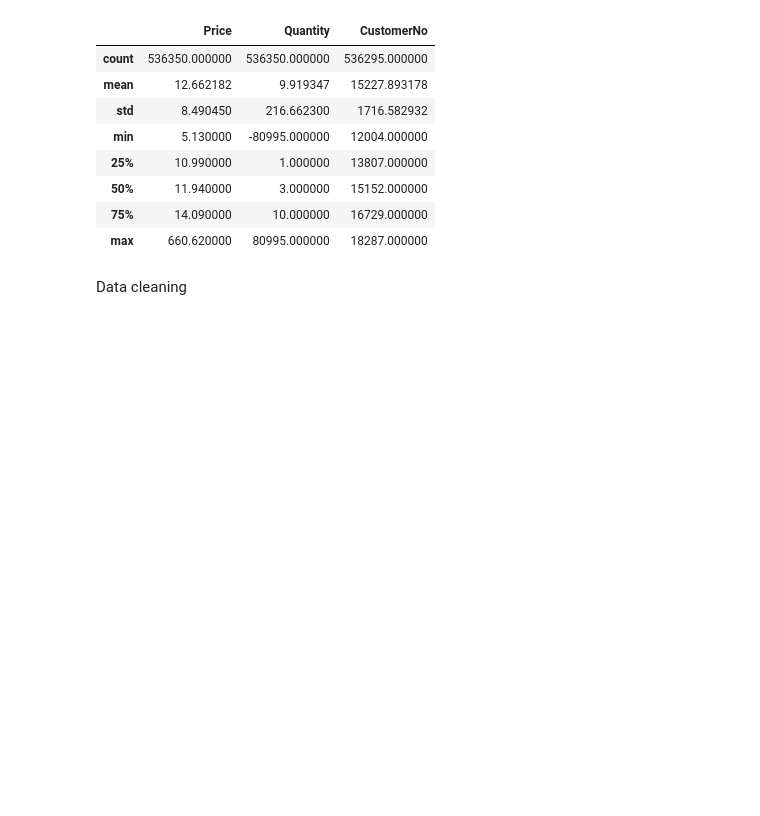
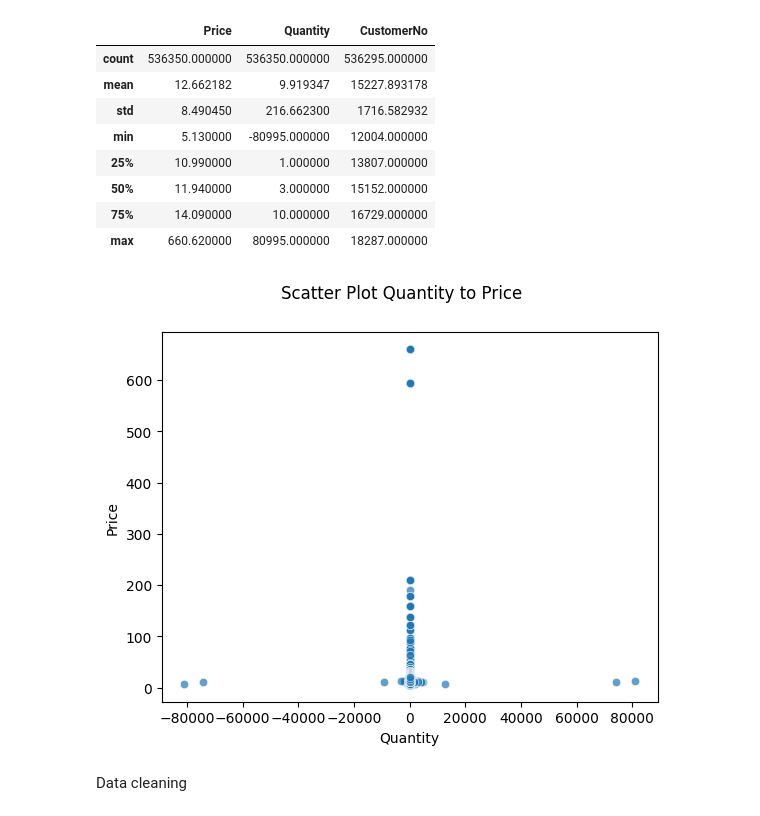
Before and after one commit to Oluyomy/Transforming_e-commerce_transactions, a Jupyter notebook: transactions.ipynb, the cells around one changed output. Cells and saved outputs as stored; diff of their text form; code cells hidden in the pictures; blank space fills up the shorter version.

```diff
--- a/transactions.ipynb
+++ b/transactions.ipynb
@@ -78,6 +78,16 @@ df.describe()
 | 50% | 11.940000 | 3.000000 | 15152.000000 |
 | 75% | 14.090000 | 10.000000 | 16729.000000 |
 | max | 660.620000 | 80995.000000 | 18287.000000 |
+# %%
+#scattered plots to show correlation between Price and Quantity
+sns.scatterplot(data=df,
+                x="Quantity",
+                y="Price",
+                alpha = 0.7)
+plt.suptitle("Scatter Plot Quantity to Price")
+plt.show()
+# %% [output]
+[figure, added]
 # %% [markdown]
 Data cleaning
 # %%
```
Also changed, not shown: 1 other file.
